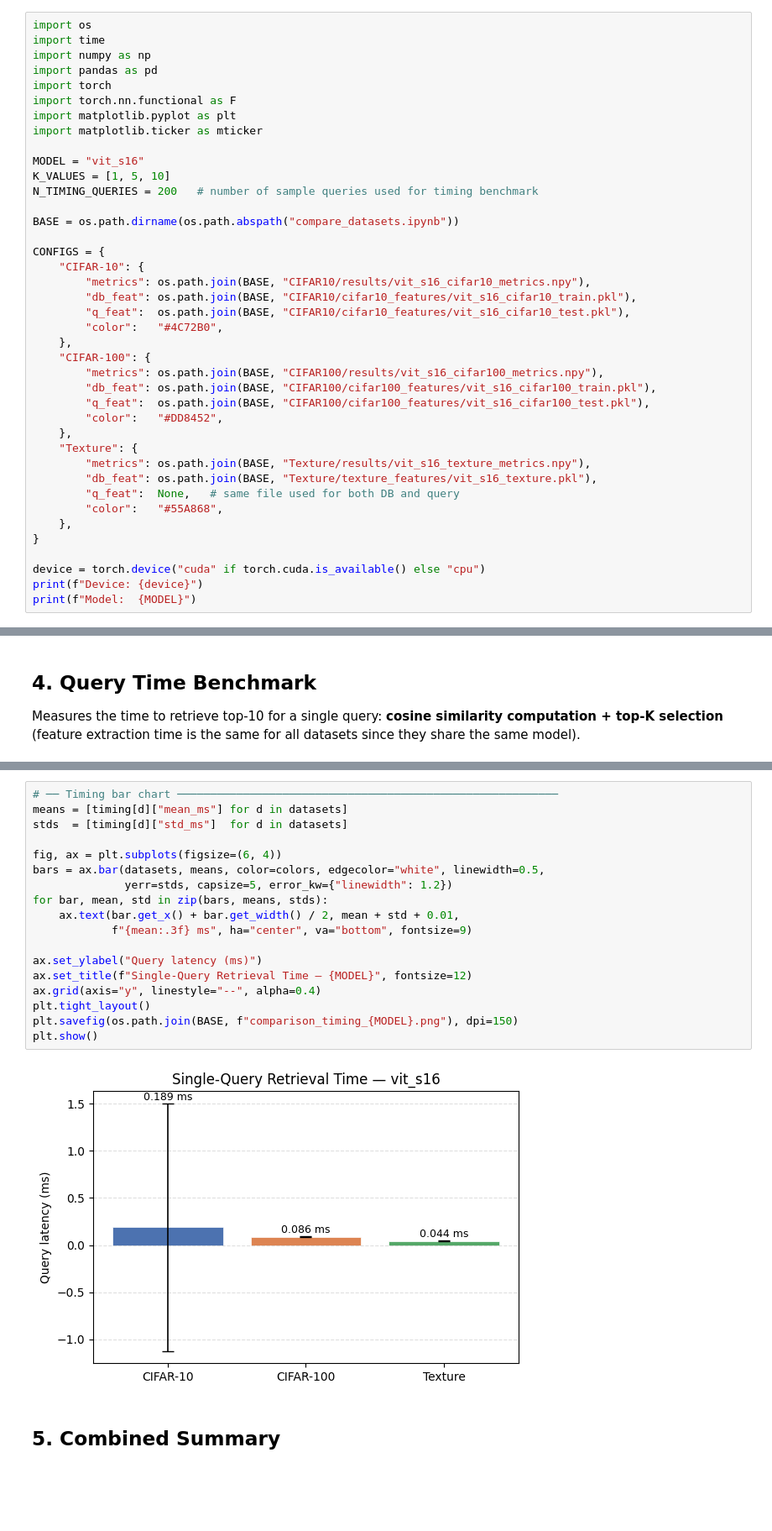
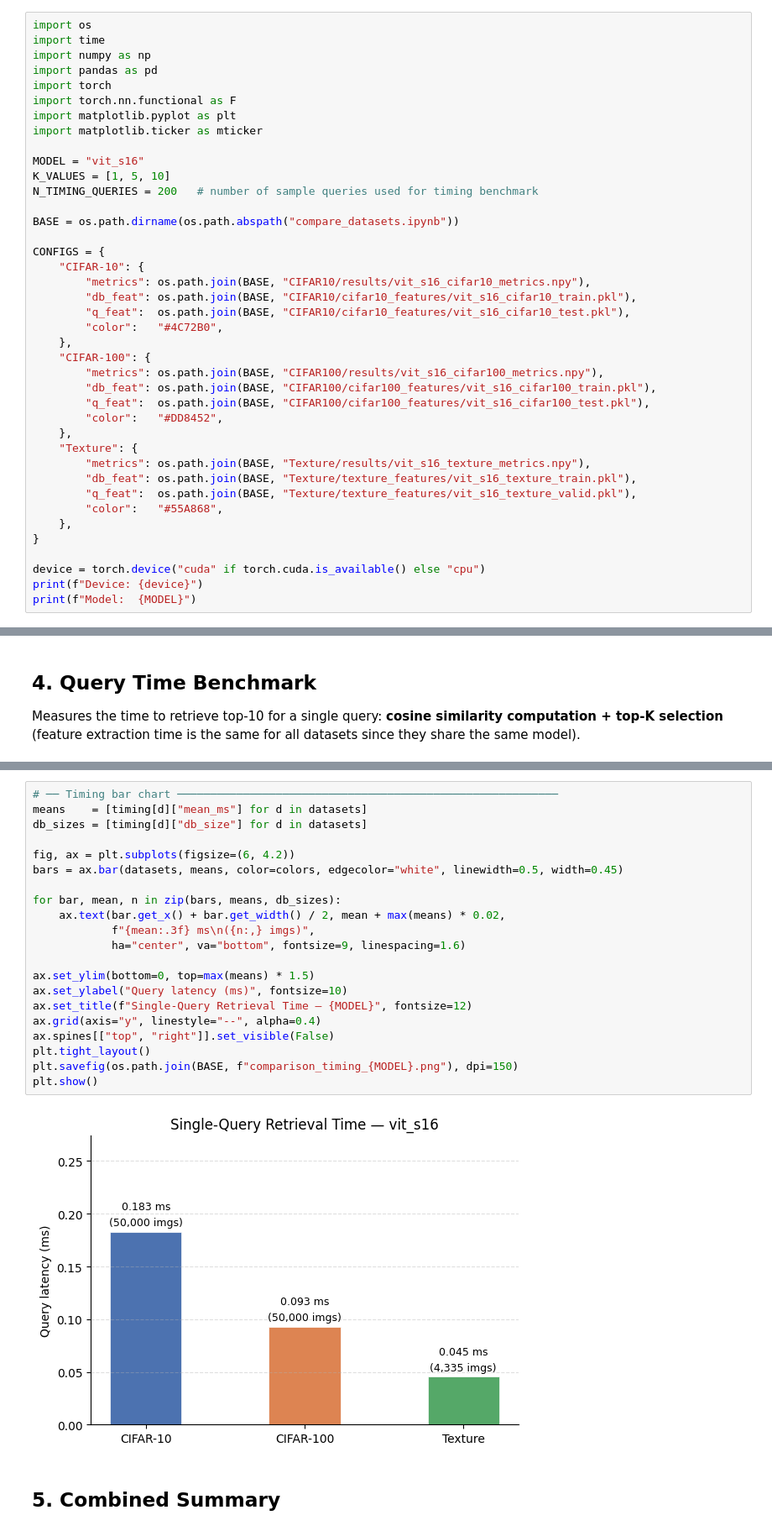
Before and after one commit to ManTD2003/Image-Retrieval-Using-Global-Feature, a Jupyter notebook: compare_datasets.ipynb, the cells around one changed output, grey strips where cells are left out. Shown at 84% size. Drawn from its saved outputs; the diff is of its cells as text; blank space fills up the shorter version.

Commit message:
Update code for Texture dataset

```diff
--- a/compare_datasets.ipynb
+++ b/compare_datasets.ipynb
@@ -41,8 +41,8 @@ CONFIGS = {
     },
     "Texture": {
         "metrics": os.path.join(BASE, "Texture/results/vit_s16_texture_metrics.npy"),
-        "db_feat": os.path.join(BASE, "Texture/texture_features/vit_s16_texture.pkl"),
-        "q_feat":  None,   # same file used for both DB and query
+        "db_feat": os.path.join(BASE, "Texture/texture_features/vit_s16_texture_train.pkl"),
+        "q_feat":  os.path.join(BASE, "Texture/texture_features/vit_s16_texture_valid.pkl"),
         "color":   "#55A868",
     },
 }
@@ -200,23 +200,26 @@ Texture     4,335     0.044    0.007
 # %%
 # ── Timing bar chart ──────────────────────────────────────────────────────────
-means = [timing[d]["mean_ms"] for d in datasets]
-stds  = [timing[d]["std_ms"]  for d in datasets]
+means    = [timing[d]["mean_ms"] for d in datasets]
+db_sizes = [timing[d]["db_size"] for d in datasets]
 
-fig, ax = plt.subplots(figsize=(6, 4))
-bars = ax.bar(datasets, means, color=colors, edgecolor="white", linewidth=0.5,
-              yerr=stds, capsize=5, error_kw={"linewidth": 1.2})
-for bar, mean, std in zip(bars, means, stds):
-    ax.text(bar.get_x() + bar.get_width() / 2, mean + std + 0.01,
-            f"{mean:.3f} ms", ha="center", va="bottom", fontsize=9)
+fig, ax = plt.subplots(figsize=(6, 4.2))
+bars = ax.bar(datasets, means, color=colors, edgecolor="white", linewidth=0.5, width=0.45)
 
-ax.set_ylabel("Query latency (ms)")
+for bar, mean, n in zip(bars, means, db_sizes):
+    ax.text(bar.get_x() + bar.get_width() / 2, mean + max(means) * 0.02,
+            f"{mean:.3f} ms\n({n:,} imgs)",
+            ha="center", va="bottom", fontsize=9, linespacing=1.6)
+
+ax.set_ylim(bottom=0, top=max(means) * 1.5)
+ax.set_ylabel("Query latency (ms)", fontsize=10)
 ax.set_title(f"Single-Query Retrieval Time — {MODEL}", fontsize=12)
 ax.grid(axis="y", linestyle="--", alpha=0.4)
+ax.spines[["top", "right"]].set_visible(False)
 plt.tight_layout()
 plt.savefig(os.path.join(BASE, f"comparison_timing_{MODEL}.png"), dpi=150)
 plt.show()
 # %% [output]
-[figure, old version]
+[figure, new version]
 # %% [markdown]
 ## 5. Combined Summary
 # %%
```
Also changed, not shown: parts of 7 cells of this notebook, 4 other files.
